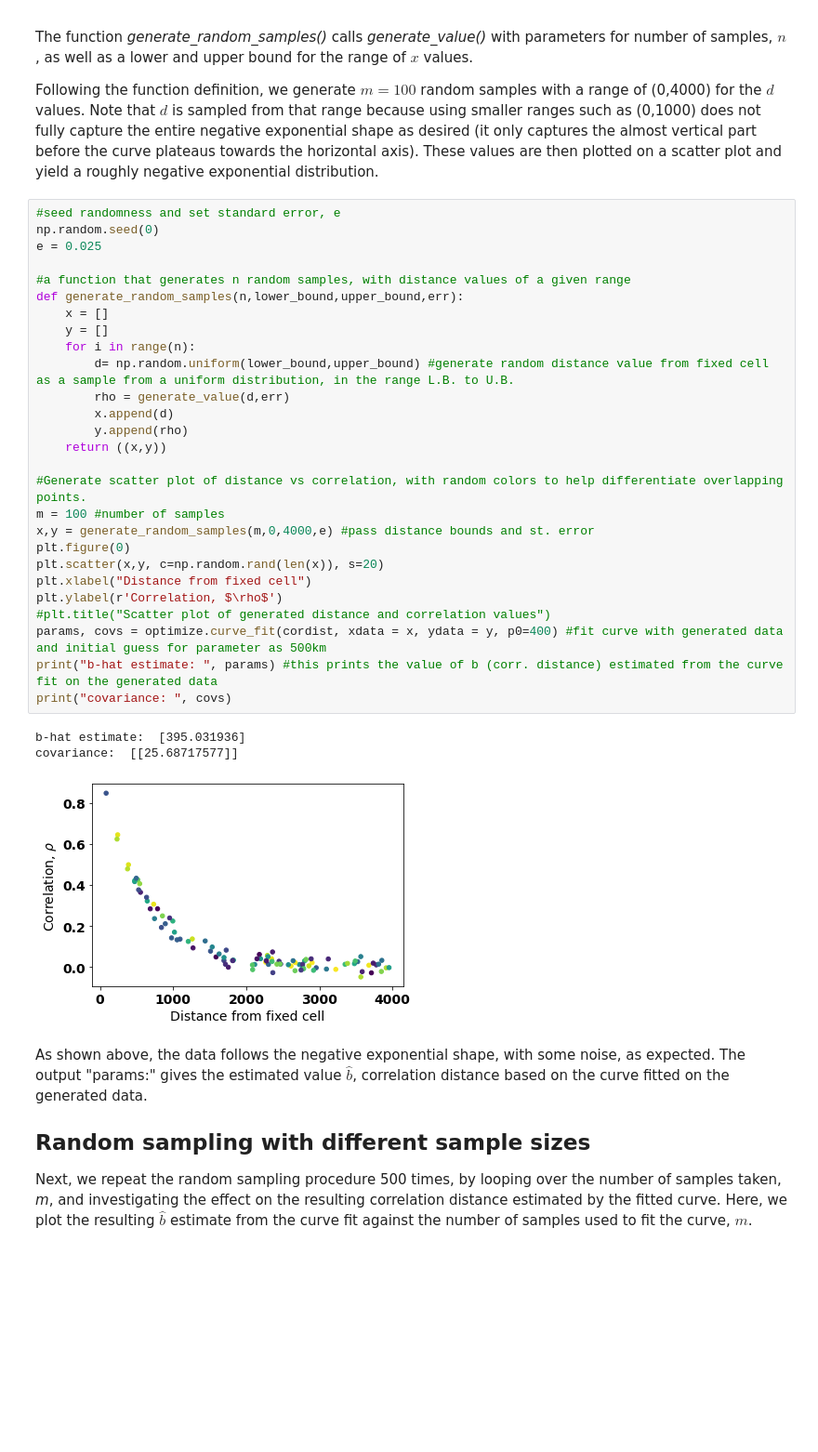
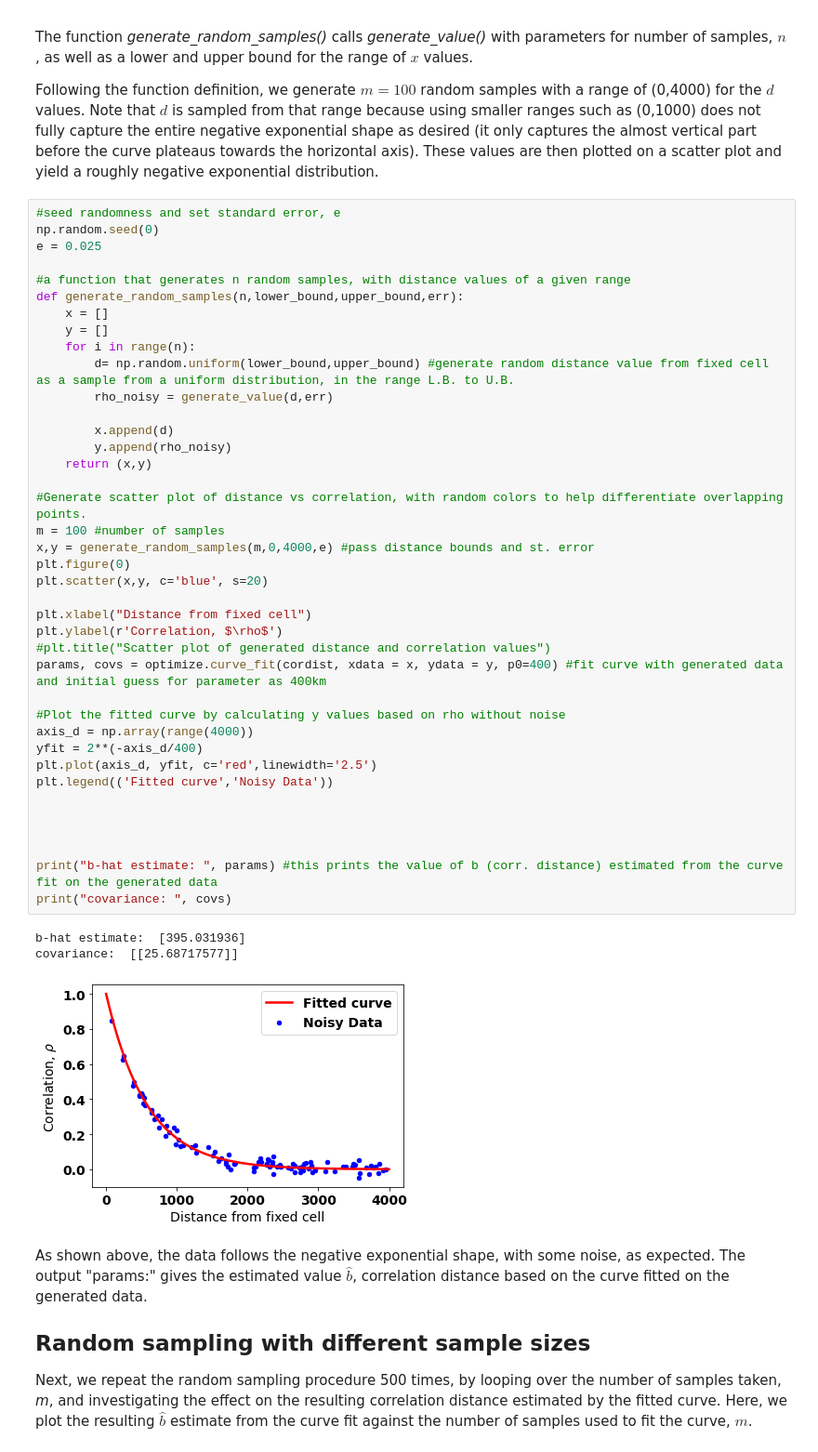
Before and after one commit to mustafa-majid-uu/curvefit_sampling, a Jupyter notebook: sampling.ipynb, the cells around one changed output. Shown: that part at 93% size. Saved outputs shown, nothing was run; the diff lists cells and outputs as text; blank space fills up the shorter version.

Commit message:
fixed graph colors

```diff
--- a/sampling.ipynb
+++ b/sampling.ipynb
@@ -51,34 +50,46 @@ Following the function definition, we generate $m=100$ random samples with a ran
 # %%
 #seed randomness and set standard error, e
 np.random.seed(0)
 e = 0.025
 
 #a function that generates n random samples, with distance values of a given range
 def generate_random_samples(n,lower_bound,upper_bound,err):
     x = []
     y = []
     for i in range(n):
         d= np.random.uniform(lower_bound,upper_bound) #generate random distance value from fixed cell as a sample from a uniform distribution, in the range L.B. to U.B.
-        rho = generate_value(d,err)
+        rho_noisy = generate_value(d,err)
+
         x.append(d)
-        y.append(rho)
-    return ((x,y))
+        y.append(rho_noisy)
+    return (x,y)
 
 #Generate scatter plot of distance vs correlation, with random colors to help differentiate overlapping points.
 m = 100 #number of samples
 x,y = generate_random_samples(m,0,4000,e) #pass distance bounds and st. error
 plt.figure(0)
-plt.scatter(x,y, c=np.random.rand(len(x)), s=20)
+plt.scatter(x,y, c='blue', s=20)
+
 plt.xlabel("Distance from fixed cell")
 plt.ylabel(r'Correlation, $\rho$')
 #plt.title("Scatter plot of generated distance and correlation values")
-params, covs = optimize.curve_fit(cordist, xdata = x, ydata = y, p0=400) #fit curve with generated data and initial guess for parameter as 500km
+params, covs = optimize.curve_fit(cordist, xdata = x, ydata = y, p0=400) #fit curve with generated data and initial guess for parameter as 400km
+
+#Plot the fitted curve by calculating y values based on rho without noise
+axis_d = np.array(range(4000))
+yfit = 2**(-axis_d/400)
+plt.plot(axis_d, yfit, c='red',linewidth='2.5')
+plt.legend(('Fitted curve','Noisy Data'))
+
+
+
+
 print("b-hat estimate: ", params) #this prints the value of b (corr. distance) estimated from the curve fit on the generated data
 print("covariance: ", covs)
 # %% [output]
 b-hat estimate:  [395.031936]
 covariance:  [[25.68717577]]
-[figure, old version]
+[figure, new version]
 # %% [markdown]
 As shown above, the data follows the negative exponential shape, with some noise, as expected. The output "params:" gives the estimated value $\hat{b}$, correlation distance based on the curve fitted on the generated data.
 
```
Also changed, not shown: parts of 2 cells of this notebook.
